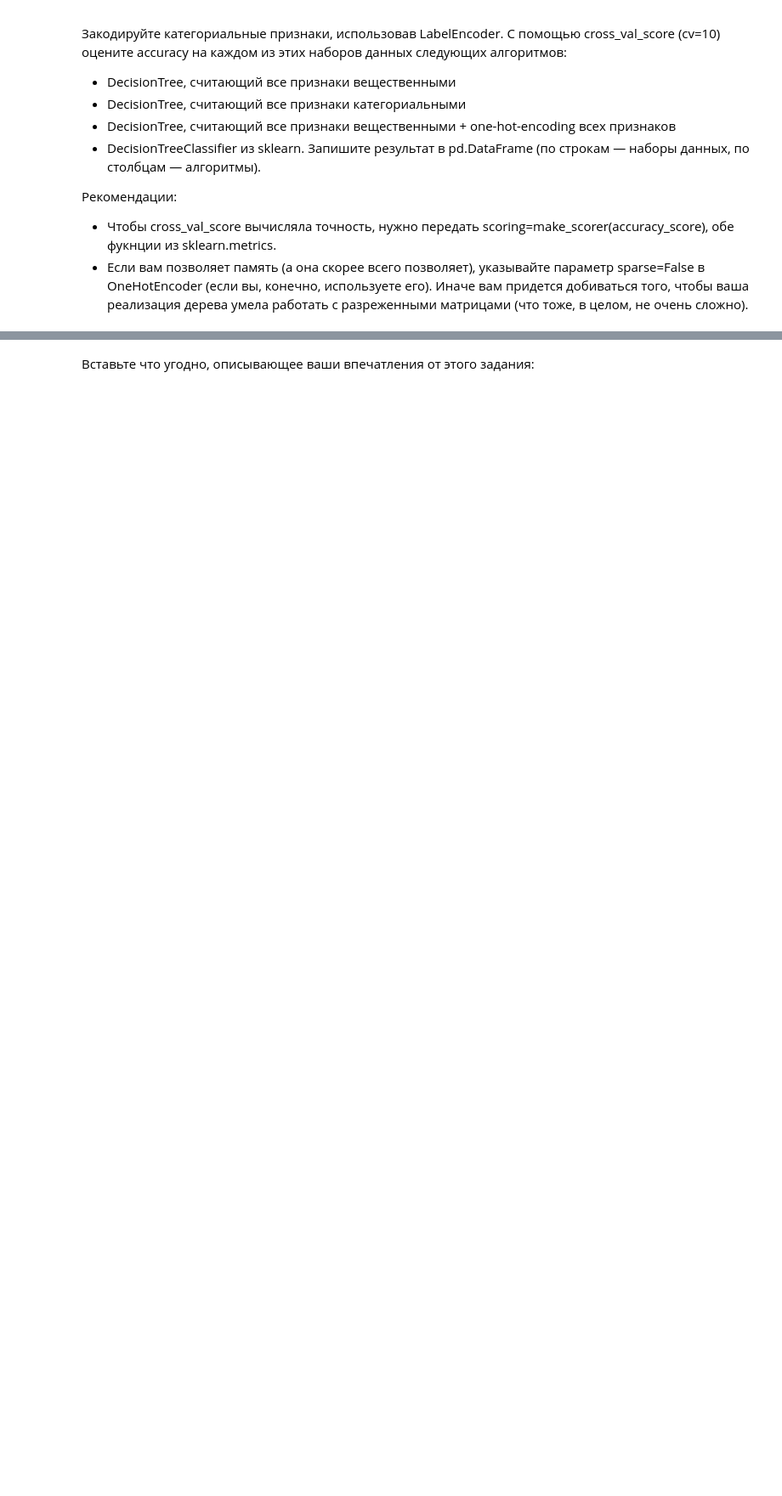
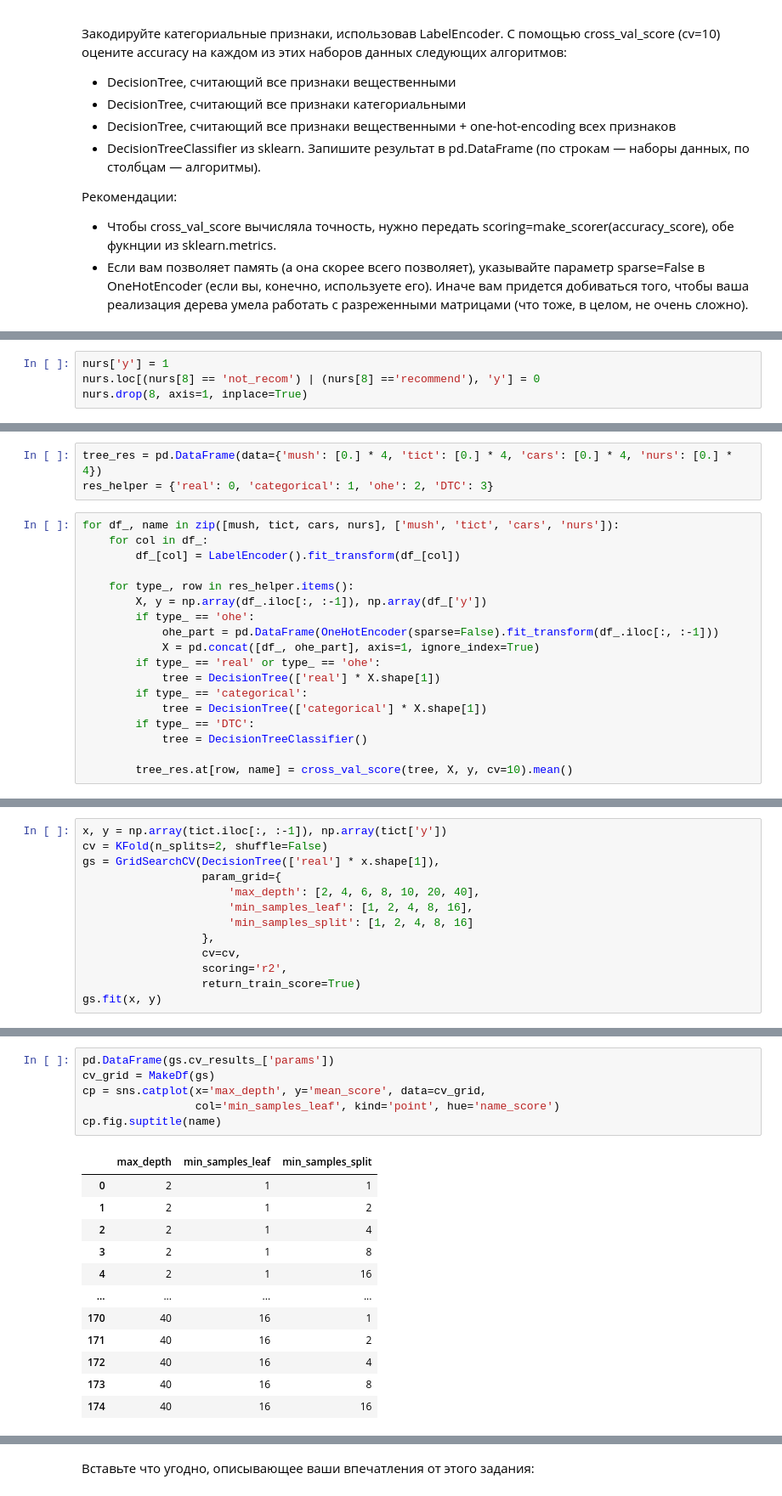
Before and after one commit to Panesher/Machine-Learning, a Jupyter notebook: HW-5/homework-practice-05-trees.ipynb, the cells around one changed output, grey strips where cells are left out. Shown at 85% size. Drawn from its saved outputs; the diff is of its cells as text; blank space fills up the shorter version.

```diff
--- a/HW-5/homework-practice-05-trees.ipynb
+++ b/HW-5/homework-practice-05-trees.ipynb
@@ -274,0 +329,4 @@ __Задание 9. (2 балла)__
+# %%
+nurs['y'] = 1
+nurs.loc[(nurs[8] == 'not_recom') | (nurs[8] =='recommend'), 'y'] = 0
+nurs.drop(8, axis=1, inplace=True)
@@ -274,0 +335,21 @@ __Задание 9. (2 балла)__
+# %%
+tree_res = pd.DataFrame(data={'mush': [0.] * 4, 'tict': [0.] * 4, 'cars': [0.] * 4, 'nurs': [0.] * 4})
+res_helper = {'real': 0, 'categorical': 1, 'ohe': 2, 'DTC': 3}
+# %%
+for df_, name in zip([mush, tict, cars, nurs], ['mush', 'tict', 'cars', 'nurs']):
+    for col in df_:
+        df_[col] = LabelEncoder().fit_transform(df_[col])
+
+    for type_, row in res_helper.items():
+        X, y = np.array(df_.iloc[:, :-1]), np.array(df_['y'])
+        if type_ == 'ohe':
+            ohe_part = pd.DataFrame(OneHotEncoder(sparse=False).fit_transform(df_.iloc[:, :-1]))
+            X = pd.concat([df_, ohe_part], axis=1, ignore_index=True)
+        if type_ == 'real' or type_ == 'ohe':
+            tree = DecisionTree(['real'] * X.shape[1])
+        if type_ == 'categorical':
+            tree = DecisionTree(['categorical'] * X.shape[1])
+        if type_ == 'DTC':
+            tree = DecisionTreeClassifier()
+
+        tree_res.at[row, name] = cross_val_score(tree, X, y, cv=10).mean()
@@ -286,0 +376,13 @@ __Задание 10. (1 балла)__
+# %%
+x, y = np.array(tict.iloc[:, :-1]), np.array(tict['y'])
+cv = KFold(n_splits=2, shuffle=False)
+gs = GridSearchCV(DecisionTree(['real'] * x.shape[1]),
+                  param_grid={
+                      'max_depth': [2, 4, 6, 8, 10, 20, 40],
+                      'min_samples_leaf': [1, 2, 4, 8, 16],
+                      'min_samples_split': [1, 2, 4, 8, 16]
+                  },
+                  cv=cv,
+                  scoring='r2',
+                  return_train_score=True)
+gs.fit(x, y)
@@ -286,0 +398,19 @@ __Задание 10. (1 балла)__
+# %%
+pd.DataFrame(gs.cv_results_['params'])
+cv_grid = MakeDf(gs)
+cp = sns.catplot(x='max_depth', y='mean_score', data=cv_grid,
+                 col='min_samples_leaf', kind='point', hue='name_score')
+cp.fig.suptitle(name)
+# %% [output]
+|  | max_depth | min_samples_leaf | min_samples_split |
+| 0 | 2 | 1 | 1 |
+| 1 | 2 | 1 | 2 |
+| 2 | 2 | 1 | 4 |
+| 3 | 2 | 1 | 8 |
+| 4 | 2 | 1 | 16 |
+| ... | ... | ... | ... |
+| 170 | 40 | 16 | 1 |
+| 171 | 40 | 16 | 2 |
+| 172 | 40 | 16 | 4 |
+| 173 | 40 | 16 | 8 |
+| 174 | 40 | 16 | 16 |
```
Also changed, not shown: parts of 20 cells of this notebook, 1 other file.
